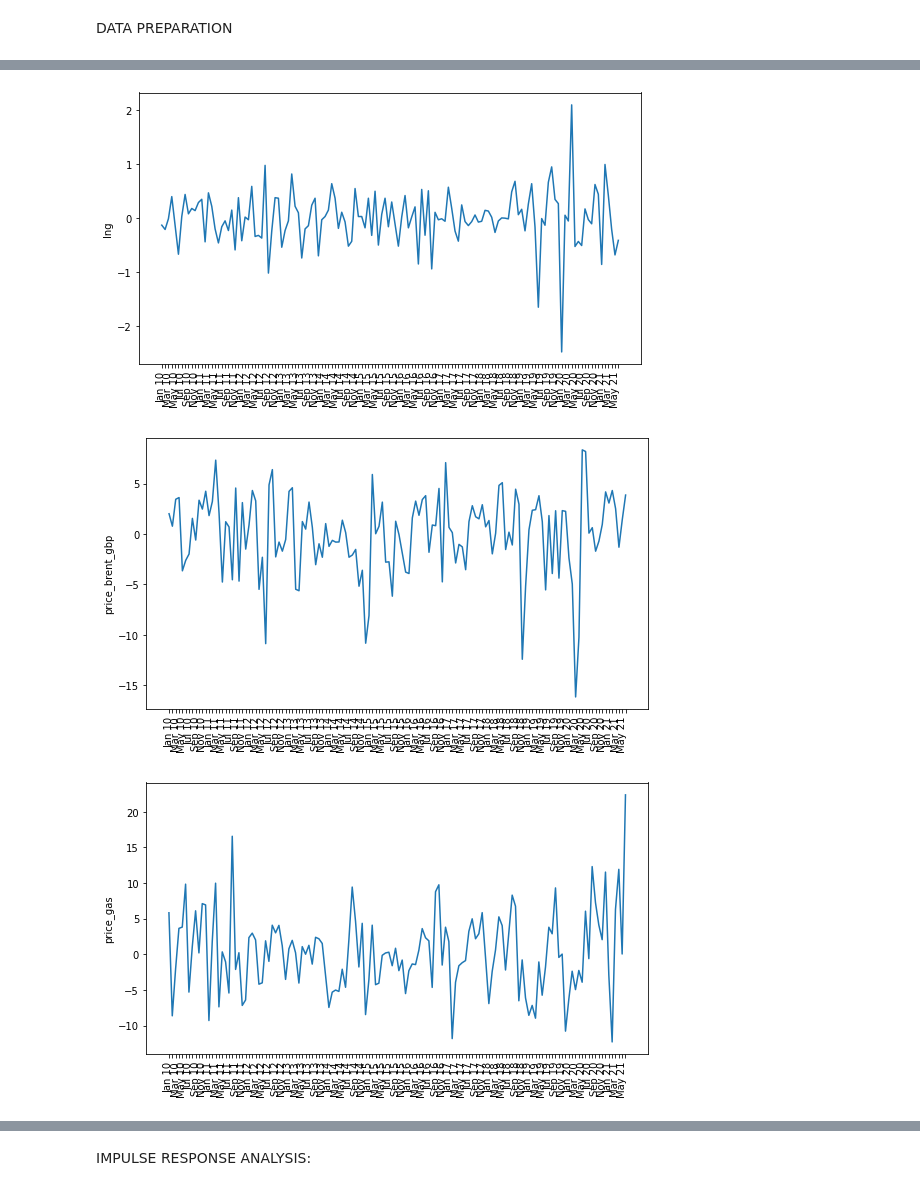
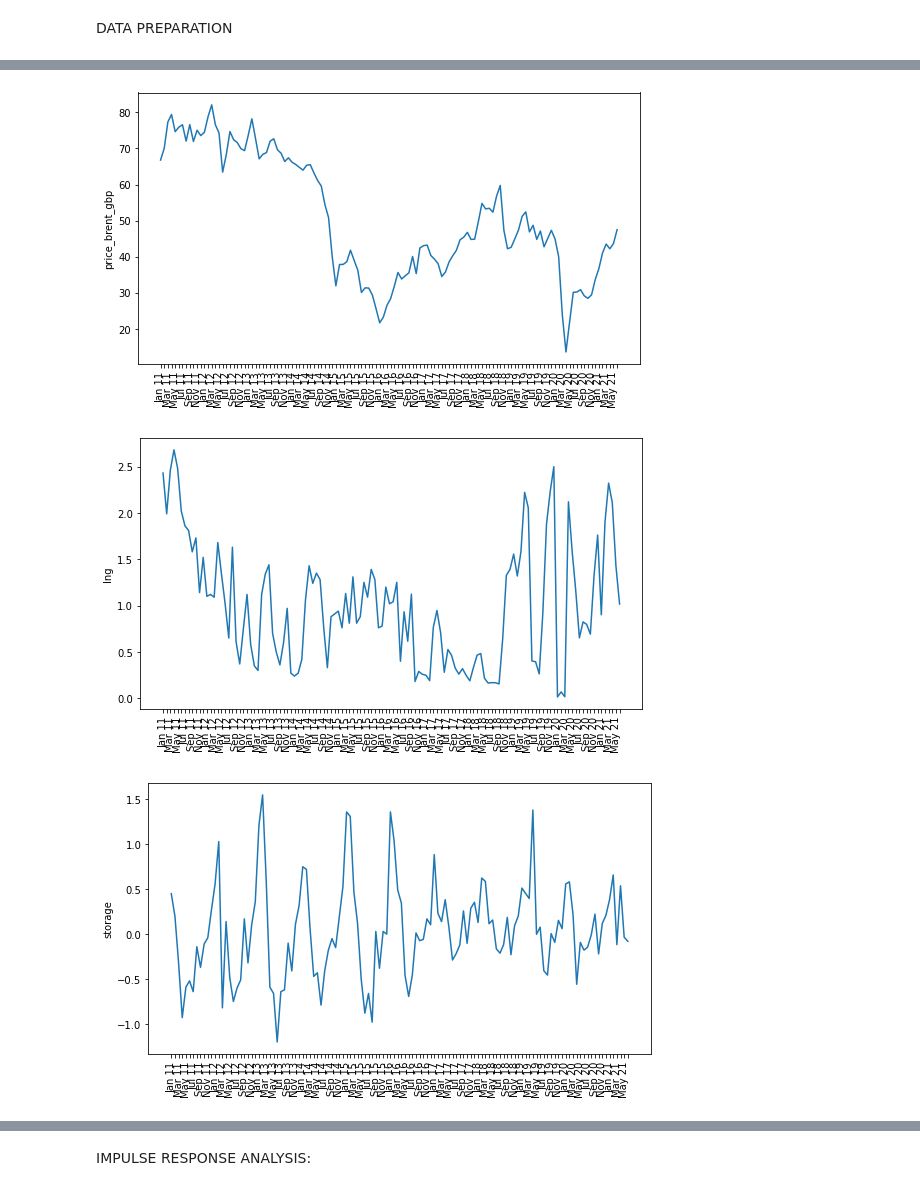
Before and after one commit to lruffie/GasPriceDecomp, a Jupyter notebook: VAR_monthly.ipynb, the cells around one changed output, grey strips where cells are left out. Cells and saved outputs as stored; diff of their text form; code cells hidden in the pictures.

```diff
--- a/VAR_monthly.ipynb
+++ b/VAR_monthly.ipynb
@@ -12,9 +12,10 @@ import seaborn as sns
 # %% [markdown]
 DATA PREPARATION
 # %%
-data_df=pd.read_excel('Gas Data processed.xlsx',sheet_name="code_monthly_deflated")
-df=data_df.loc[2:140,["months", "price_gas", "price_brent_gbp","open_interest_gas","lng","storage","temperature","euas","supply","coal_gbp","eurgbp","gbpusd","churn","temp_deviation"]]
+data_df=pd.read_excel('Gas Data processed.xlsx',sheet_name="code_monthly_deflated_avg")
+df=data_df.loc[15:140,["months", "price_gas", "price_brent_gbp","open_interest_gas","lng","storage","temperature","euas","supply","coal_gbp","eurgbp","gbpusd","churn","temp_deviation","price_range","price_gas_avg"]]
 print(df)
+
 
 #start at 15 for churn
 #first ets value at line 38
@@ -39,6 +40,7 @@ print(df)
 # %%
 #Vector:
 dprice_gas=df.price_gas
+dprice_gas_avg=df.price_gas_avg
 dprice_brent_gbp=df.price_brent_gbp
 dOI=df.open_interest_gas
 dtemp=df.temperature
@@ -51,9 +53,10 @@ dEUR=df.eurgbp
 dUSD=df.gbpusd
 dcoal=df.coal_gbp
 dchurn=df.churn
+drange=df.price_range
 
 time= df.months
-DataSeries=[dtempdev, dstore, dlng, dprice_brent_gbp, dprice_gas, dcoal]
+DataSeries=[dtempdev, dEUR, dprice_brent_gbp, dlng, dstore, dchurn, dprice]
 #DataSeries=[dprice_gas,dsupply, dlng, dstore, dtemp, dtempdev]
 
 #DataSeries=[dprice_gas,dprice_brent_gbp,dOI,dstore,dlng,dtemp,dsupply,dEUAs,dchurn,dtempdev,dEUR,dUSD,dcoal]
@@ -154,20 +162,26 @@ look-up table. The actual p-value is smaller than the p-value returned.
 DataSeriesCorr=[]
 
 #### select correction mode
-TypeCorr = 'diff' # 'HP' for filtering or 'log' or 'bothHPlog'
+TypeCorr = 'mixed' # 'HP' for filtering or 'log' or 'bothHPlog'
+
+HP =['gbpusd', 'open_interest_gas','churn','eurgbp','gbpusd']
+loga = ['price_brent_gbp','']
 
 for df in DataSeries:
 
-    if TypeCorr == "log" or TypeCorr == 'bothHPlog':
-            df_log = pd.Series(np.log(df))
-            df = df_log
+    if TypeCorr == "log" or TypeCorr == 'bothHPlog' or TypeCorr == 'mixed':
+            if df.name in loga:
+                df_log = pd.Series(np.log(df))
+                df = df_log
 
-    if TypeCorr == 'HP' or TypeCorr == 'bothHPlog':
-        cycle, trend = sm.tsa.filters.hpfilter(df, 129600)
-        plt.plot(trend)
-        plt.plot(cycle)
-        cycle.name = df.name
-        df = cycle
+
+    if TypeCorr == 'HP' or TypeCorr == 'bothHPlog' or TypeCorr == 'mixed':
+        if df.name in HP or TypeCorr == 'HP':
+            cycle, trend = sm.tsa.filters.hpfilter(df, 129600)
+            plt.plot(trend)
+            plt.plot(cycle)
+            cycle.name = df.name
+            df = cycle
 
     if TypeCorr == 'diff':
         df_diff = df.diff().dropna()
@@ -186,8 +200,5 @@ for df in DataSeries:
     plt.show()
     DataSeriesCorr.append(df)
 
-
-
-
 df_corr = pd.concat(DataSeriesCorr,axis=1)
 # %% [output]
@@ -196,3 +207,3 @@ df_corr = pd.concat(DataSeriesCorr,axis=1)
-[figure, old version]
+[figure, new version]
-[figure, old version]
+[figure, new version]
-[figure, old version]
+[figure, new version]
```
Also changed, not shown: parts of 28 cells of this notebook, 49 other files.
